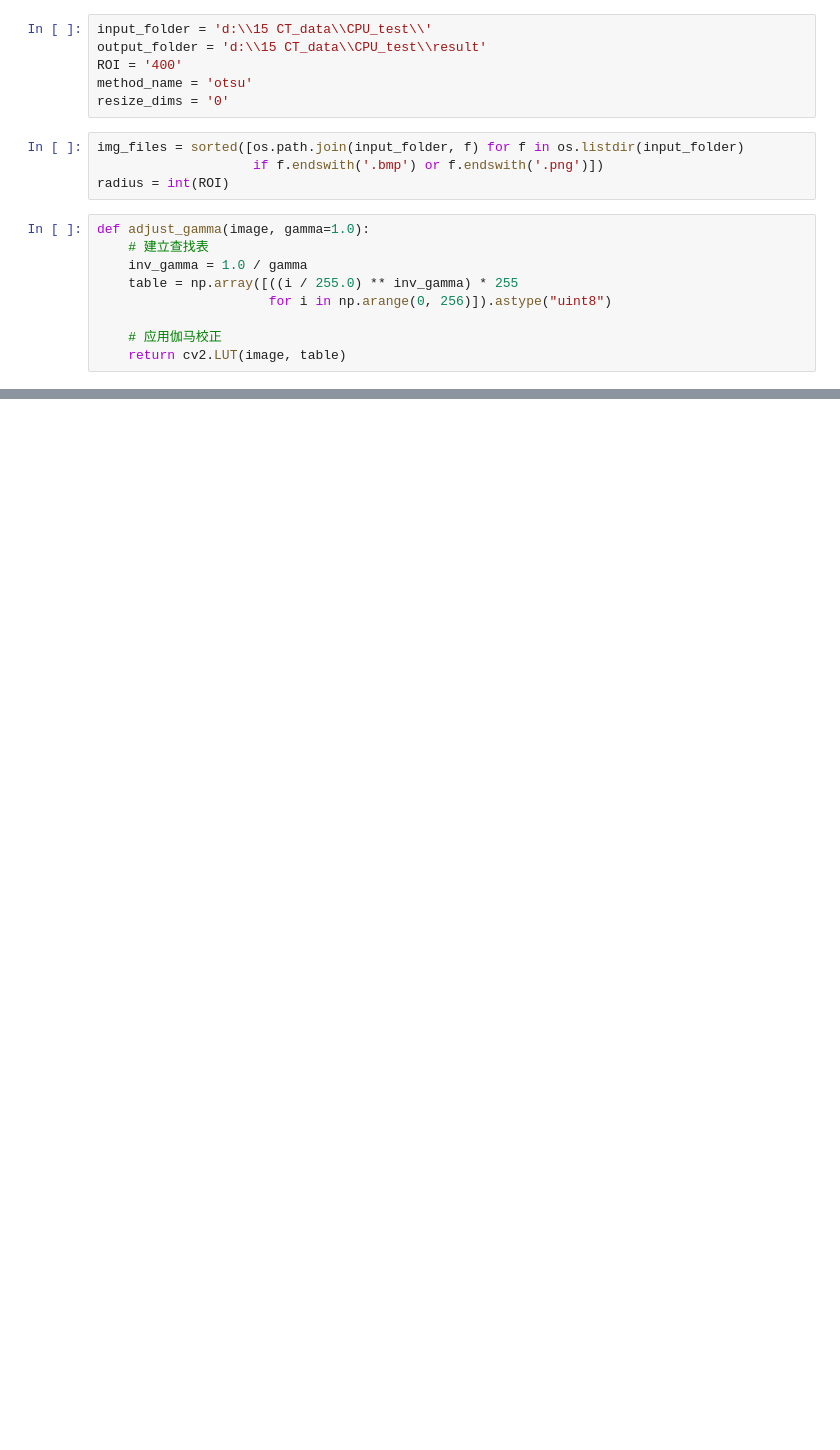
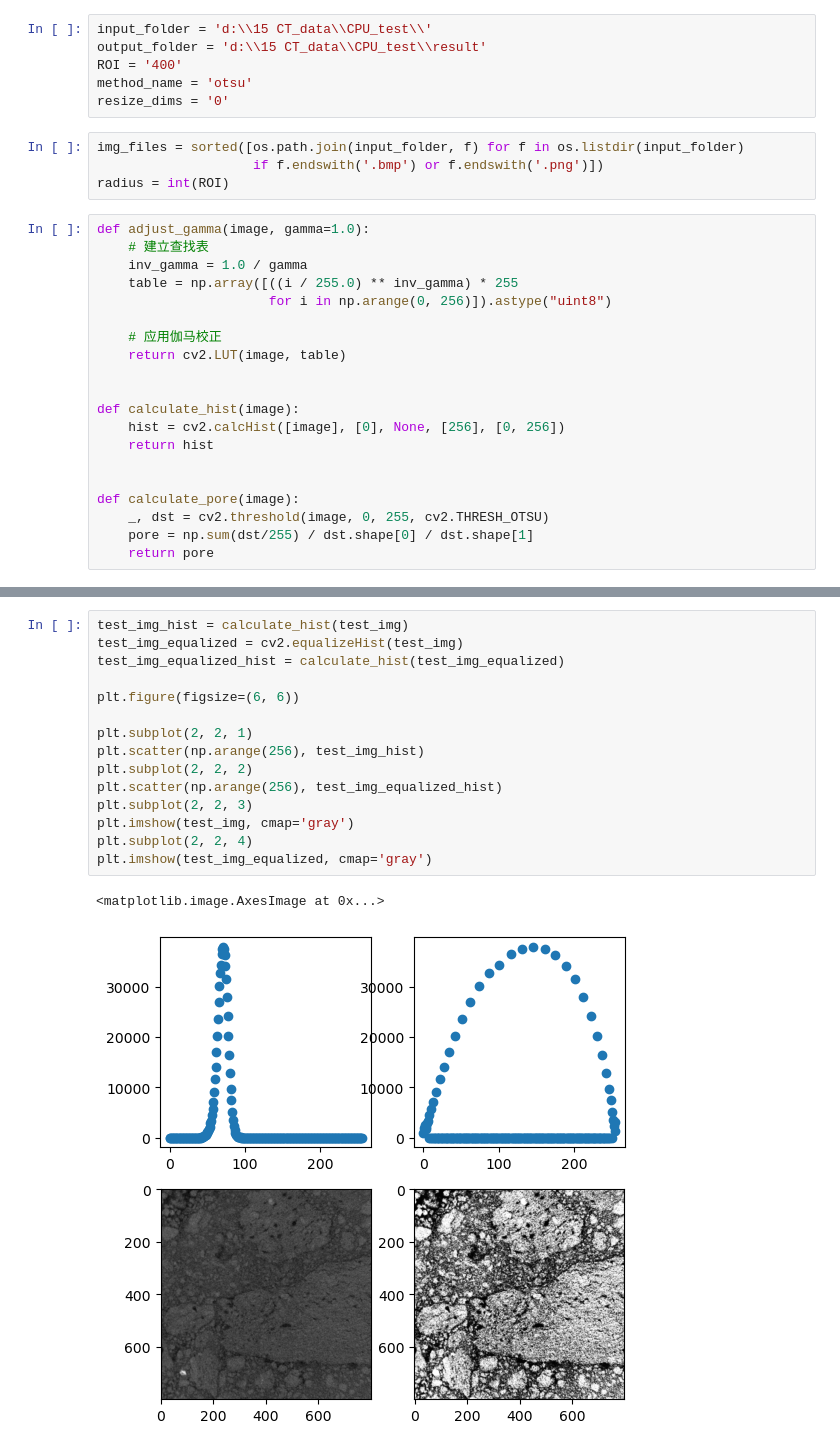
Before and after one commit to Lai-shixuan/my3rdweb, a Jupyter notebook: DL/ML funcs/test.ipynb, the cells around one changed output, grey strips where cells are left out. Drawn from its saved outputs; the diff is of its cells as text; blank space fills up the shorter version.

```diff
--- a/DL/ML funcs/test.ipynb
+++ b/DL/ML funcs/test.ipynb
@@ -21,3 +25,14 @@ def adjust_gamma(image, gamma=1.0):
 
     # 应用伽马校正
     return cv2.LUT(image, table)
+
+
+def calculate_hist(image):
+    hist = cv2.calcHist([image], [0], None, [256], [0, 256])
+    return hist
+
+
+def calculate_pore(image):
+    _, dst = cv2.threshold(image, 0, 255, cv2.THRESH_OTSU)
+    pore = np.sum(dst/255) / dst.shape[0] / dst.shape[1]
+    return pore
@@ -35,0 +47,18 @@ cv2.waitKey(0)
+# %%
+test_img_hist = calculate_hist(test_img)
+test_img_equalized = cv2.equalizeHist(test_img)
+test_img_equalized_hist = calculate_hist(test_img_equalized)
+
+plt.figure(figsize=(6, 6))
+
+plt.subplot(2, 2, 1)
+plt.scatter(np.arange(256), test_img_hist)
+plt.subplot(2, 2, 2)
+plt.scatter(np.arange(256), test_img_equalized_hist)
+plt.subplot(2, 2, 3)
+plt.imshow(test_img, cmap='gray')
+plt.subplot(2, 2, 4)
+plt.imshow(test_img_equalized, cmap='gray')
+# %% [output]
+<matplotlib.image.AxesImage at 0x...>
+[figure, added]
```
Also changed, not shown: parts of 10 cells of this notebook, 3 other files.
